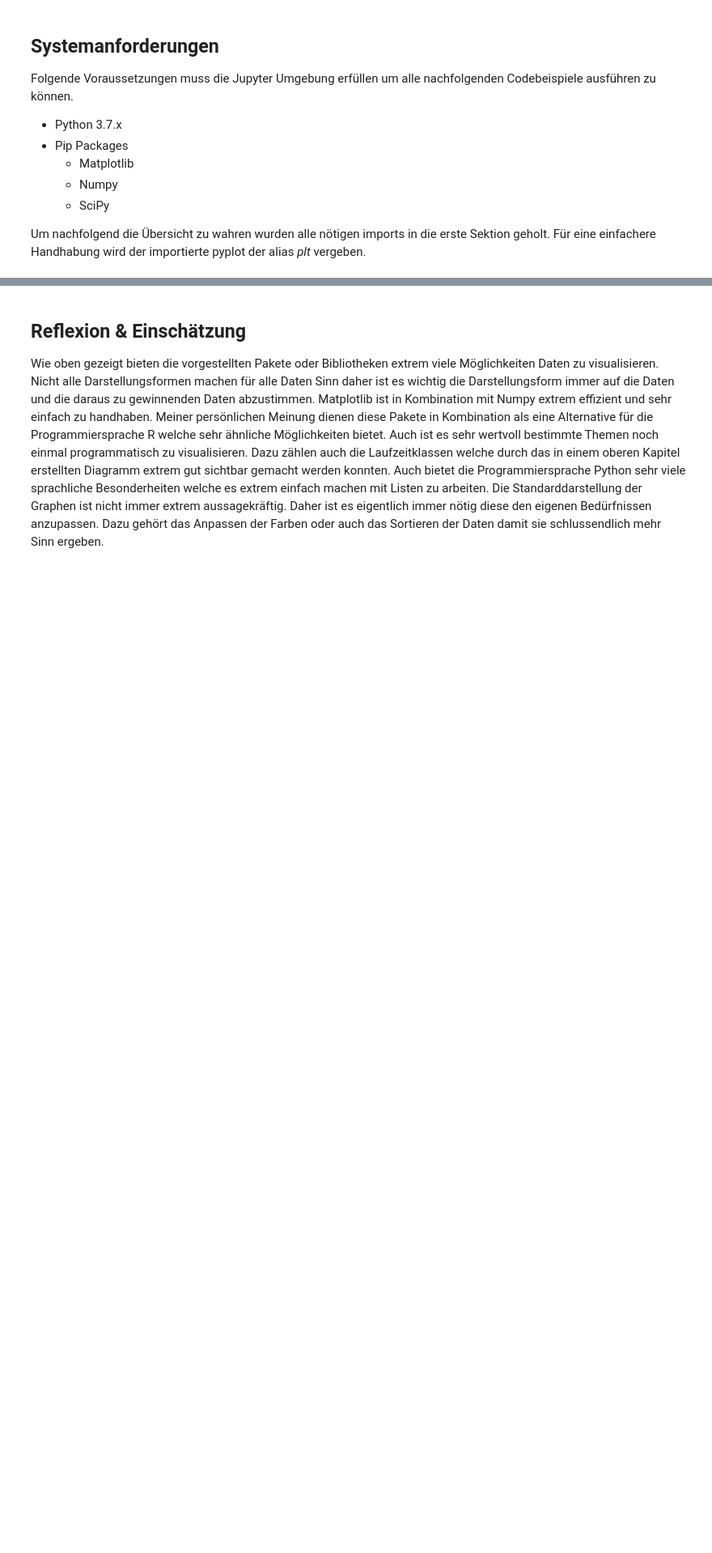
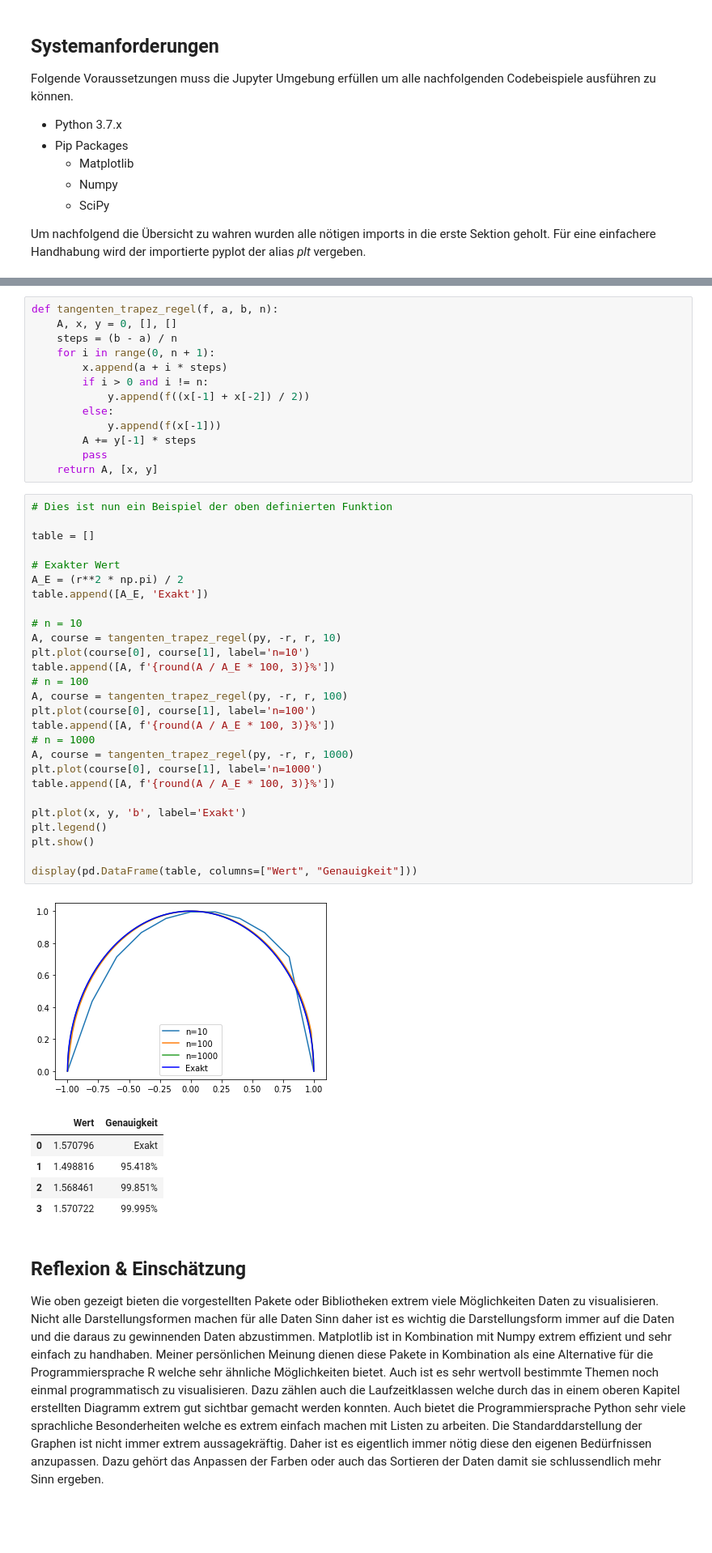
Before and after one commit to SwitzerChees/anpy, a Jupyter notebook: 2_matplotlib/notebook/numerische_integration.ipynb, the cells around one changed output, grey strips where cells are left out. Shown at 81% size. Drawn from its saved outputs; the diff is of its cells as text; blank space fills up the shorter version.

```diff
--- a/2_matplotlib/notebook/numerische_integration.ipynb
+++ b/2_matplotlib/notebook/numerische_integration.ipynb
@@ -144,3 +221,50 @@ n = 1000: 1.570743738501071, Genauigkeit: 99.997%
+# %%
+def tangenten_trapez_regel(f, a, b, n):
+    A, x, y = 0, [], []
+    steps = (b - a) / n
+    for i in range(0, n + 1):
+        x.append(a + i * steps)
+        if i > 0 and i != n:
+            y.append(f((x[-1] + x[-2]) / 2))
+        else:
+            y.append(f(x[-1]))
+        A += y[-1] * steps
+        pass
+    return A, [x, y]
+# %%
+# Dies ist nun ein Beispiel der oben definierten Funktion
+
+table = []
+
+# Exakter Wert
+A_E = (r**2 * np.pi) / 2
+table.append([A_E, 'Exakt'])
+
+# n = 10
+A, course = tangenten_trapez_regel(py, -r, r, 10)
+plt.plot(course[0], course[1], label='n=10')
+table.append([A, f'{round(A / A_E * 100, 3)}%'])
+# n = 100
+A, course = tangenten_trapez_regel(py, -r, r, 100)
+plt.plot(course[0], course[1], label='n=100')
+table.append([A, f'{round(A / A_E * 100, 3)}%'])
+# n = 1000
+A, course = tangenten_trapez_regel(py, -r, r, 1000)
+plt.plot(course[0], course[1], label='n=1000')
+table.append([A, f'{round(A / A_E * 100, 3)}%'])
+
+plt.plot(x, y, 'b', label='Exakt')
+plt.legend()
+plt.show()
+
+display(pd.DataFrame(table, columns=["Wert", "Genauigkeit"]))
+# %% [output]
+[figure, added]
+|  | Wert | Genauigkeit |
+| 0 | 1.570796 | Exakt |
+| 1 | 1.498816 | 95.418% |
+| 2 | 1.568461 | 99.851% |
+| 3 | 1.570722 | 99.995% |
 # %% [markdown]
 ## Reflexion & Einschätzung
 
```
Also changed, not shown: parts of 12 cells of this notebook, 2 other files.
